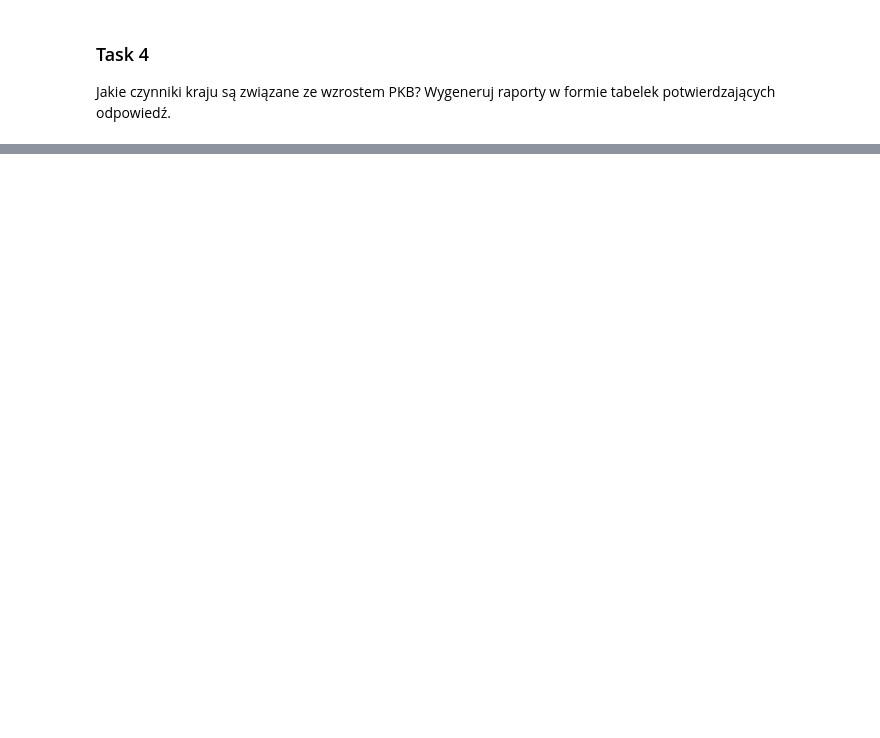
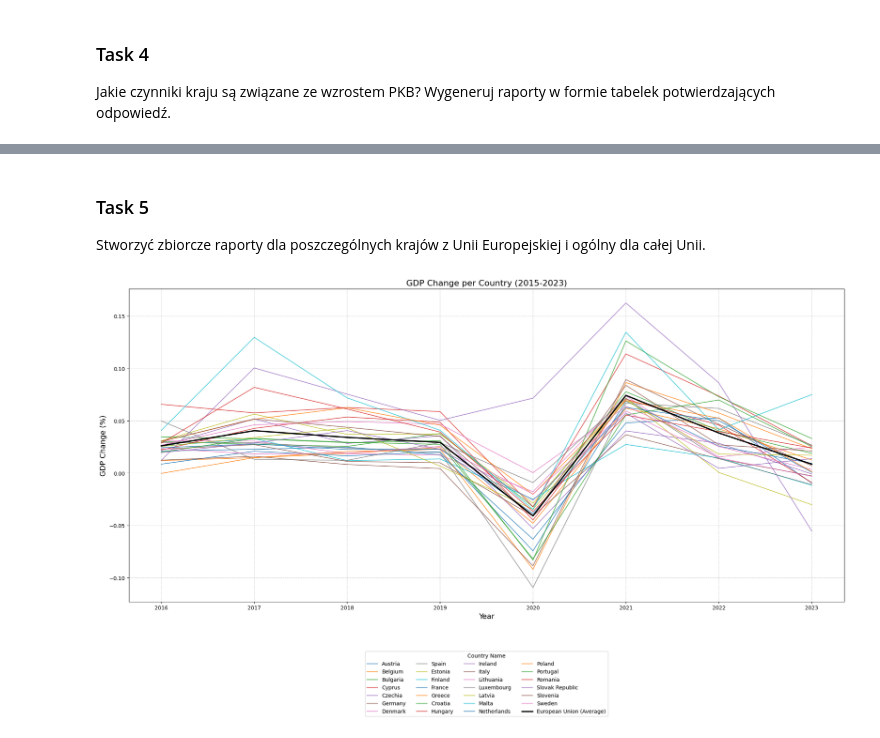
Before and after one commit to filip131311/JPDPD-Project, a Jupyter notebook: Project.ipynb, the cells around one changed output, grey strips where cells are left out. Drawn from its saved outputs; the diff is of its cells as text; code cells hidden in the pictures; blank space fills up the shorter version.

Commit message:
Task 5

```diff
--- a/Project.ipynb
+++ b/Project.ipynb
@@ -122,6 +123,4 @@ Task 2 Jak Polska wypada na tle innych krajów Europy?
 # %%
-import matplotlib.pyplot as plt
-
 # Filter data for Europe & Central Asia
 GDPEurope = GDP5Years[GDP5Years['Region'] == 'Europe & Central Asia']
 GDPEurope = GDPEurope.sort_values("Difference", ascending = False).reset_index(drop=True)
@@ -129,11 +128,12 @@ GDPEurope = GDPEurope.sort_values("Difference", ascending = False).reset_index(d
 # Plot the values
 
 GDPEurope['Percentage Difference'] = (GDPEurope['Difference'] - 1) * 100 # Add percentage
-colors = ['teal' if country != 'Poland' else 'darkred' for country in GDPEurope['Country Name_x']]
+colors = ['teal' if country != 'Poland' else 'darkred' for country in GDPEurope['Country Name']]
+GDPEurope
 
 ax = GDPEurope.iloc[0:29].plot(
     kind='barh',
-    x='Country Name_x',
+    x='Country Name',
     y='Percentage Difference',
     color= colors,
     figsize=(10, 6),
@@ -217,0 +219,59 @@ correlation_matrix
+# %% [markdown]
+### Task 5
+Stworzyć zbiorcze raporty dla poszczególnych krajów z Unii Europejskiej i ogólny dla całej Unii.
+# %%
+# Filter EU Countries
+EU_Country_Codes = ['AUT', 'BEL', 'BGR', 'HRV', 'CYP', 'CZE', 'DNK', 'EST', 'FIN', 'FRA', 'DEU', 'GRC', 'HUN', 'IRL', 'ITA', 'LVA', 'LTU', 'LUX', 'MLT', 'NLD', 'POL', 'PRT', 'ROU', 'SVK', 'SVN', 'ESP', 'SWE']
+EU_GDP = GDP[GDP['Country Code'].isin(EU_Country_Codes)].copy()
+
+
+# Calculate Real GDP from last 10 years
+
+for i in range(2015, 2024):
+    EU_GDP[f"{i} Real"] = (EU_GDP[f"{i}_x"] / EU_GDP[f"{i}_y"]) / (EU_GDP[f"{i-1}_x"] / EU_GDP[f"{i-1}_y"]) - 1
+
+EU_GDP
+#Filter out unnecessary columns
+cols_by_range = EU_GDP.iloc[:, -9:]
+cols_by_name = EU_GDP[['Country Name', 'Country Code']]
+
+EU_GDP = pd.concat([cols_by_name, cols_by_range], axis = 1)
+
+EU_Mean = EU_GDP.iloc[:, 2:].mean()
+EU_Mean['Country Name'] = 'European Union'
+
+EU_Mean['Country Code'] = 'EU'
+
+# Add the EU Mean to the DataFrame
+EU_GDP = pd.concat([EU_GDP, EU_Mean.to_frame().T], ignore_index=True)
+
+# Preprocess DataFrame for plotting
+EU_GDP.columns = EU_GDP.columns.str.strip()  # Remove leading/trailing spaces
+EU_GDP.columns = EU_GDP.columns.str.replace(' Real', '')  # Remove ' Real' suffix
+EU_GDP.set_index('Country Name', inplace=True)  # Set 'Country Name' as the index
+EU_GDP = EU_GDP.iloc[:, 2:].transpose()  # Transpose DataFrame: years as rows, countries as columns
+EU_GDP = EU_GDP.apply(pd.to_numeric, errors='coerce')  # Ensure numeric data
+
+# Plotting the data
+plt.figure(figsize=(20, 12))  # Adjust figure size for better readability
+
+# Plot all countries
+for column in EU_GDP.columns:
+    if column != 'European Union':
+        plt.plot(EU_GDP.index, EU_GDP[column], label=column, alpha=0.7)
+
+# Highlight the EU line with a thicker black line
+plt.plot(EU_GDP.index, EU_GDP['European Union'], label='European Union (Average)', color='black', linewidth=2.5)
+
+# Adding titles and labels
+plt.title("GDP Change per Country (2015-2023)", fontsize=16)
+plt.xlabel("Year", fontsize=14)
+plt.ylabel("GDP Change (%)", fontsize=14)
+plt.legend(title='Country Name', loc='upper center', bbox_to_anchor=(0.5, -0.15), ncol=4, fontsize=10)
+plt.grid(True, linestyle='--', alpha=0.6)  # Add gridlines for clarity
+
+# Show the plot
+plt.tight_layout()
+plt.show()
+# %% [output]
+[figure, added]
```
Also changed, not shown: parts of 8 cells of this notebook.
